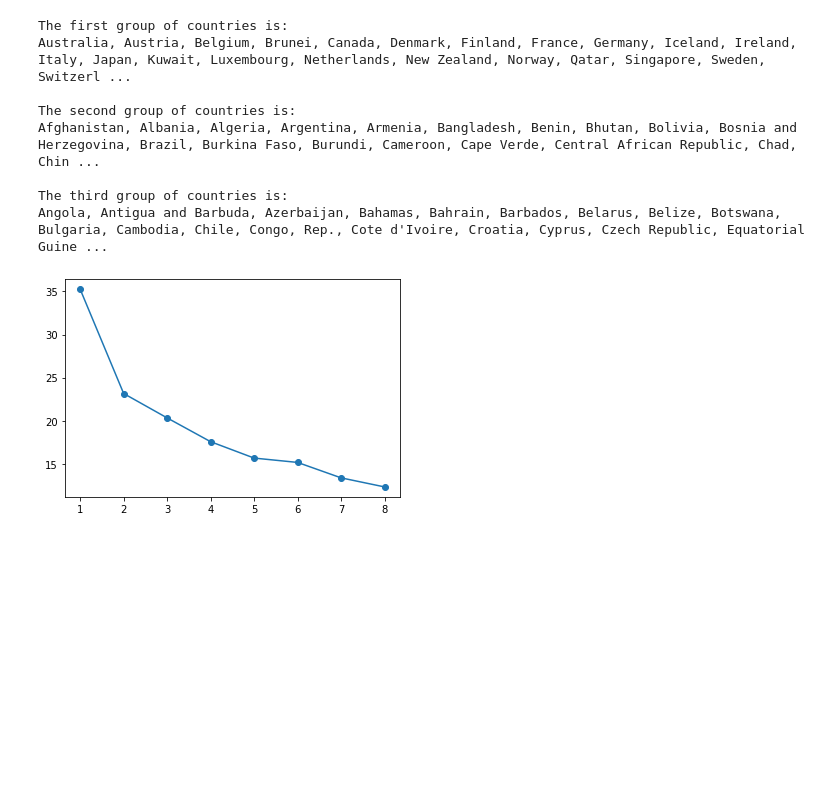
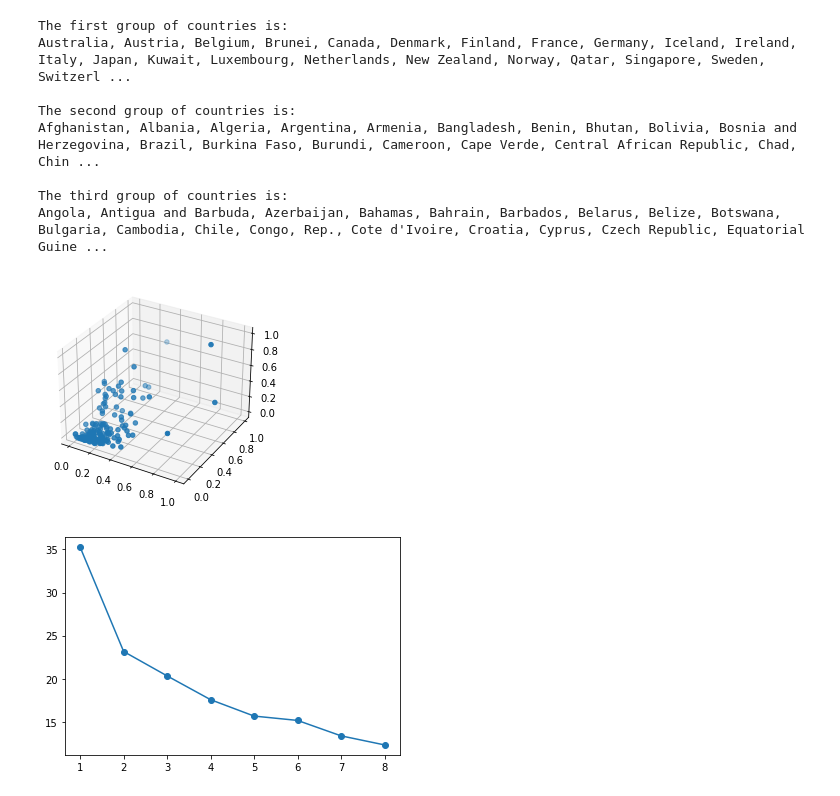
Before and after one commit to sashayeu/machine-learning-portfolio, a Jupyter notebook: Revised Homework/revisedHomework2.ipynb, the cells around one changed output. Drawn from its saved outputs; the diff is of its cells as text; code cells hidden in the pictures; blank space fills up the shorter version.

```diff
--- a/Revised Homework/revisedHomework2.ipynb
+++ b/Revised Homework/revisedHomework2.ipynb
@@ -261,3 +260,12 @@ Angola, Antigua and Barbuda, Azerbaijan, Bahamas, Bahrain, Barbados, Belarus, Be
+# %%
+# Include the 3 dimensional visualization
+fig = plt.figure()
+ax = plt.axes(projection='3d')
+
+# Create the SCATTER() plot
+ax.scatter(exports_vs_income_vs_gdpp[:,0], exports_vs_income_vs_gdpp[:,1], exports_vs_income_vs_gdpp[:,2]);
+# %% [output]
+[figure, added]
 # %%
 # Determining ideal number of clusters for all variables
 
```
Also changed, not shown: parts of 4 cells of this notebook, 1 other file.
